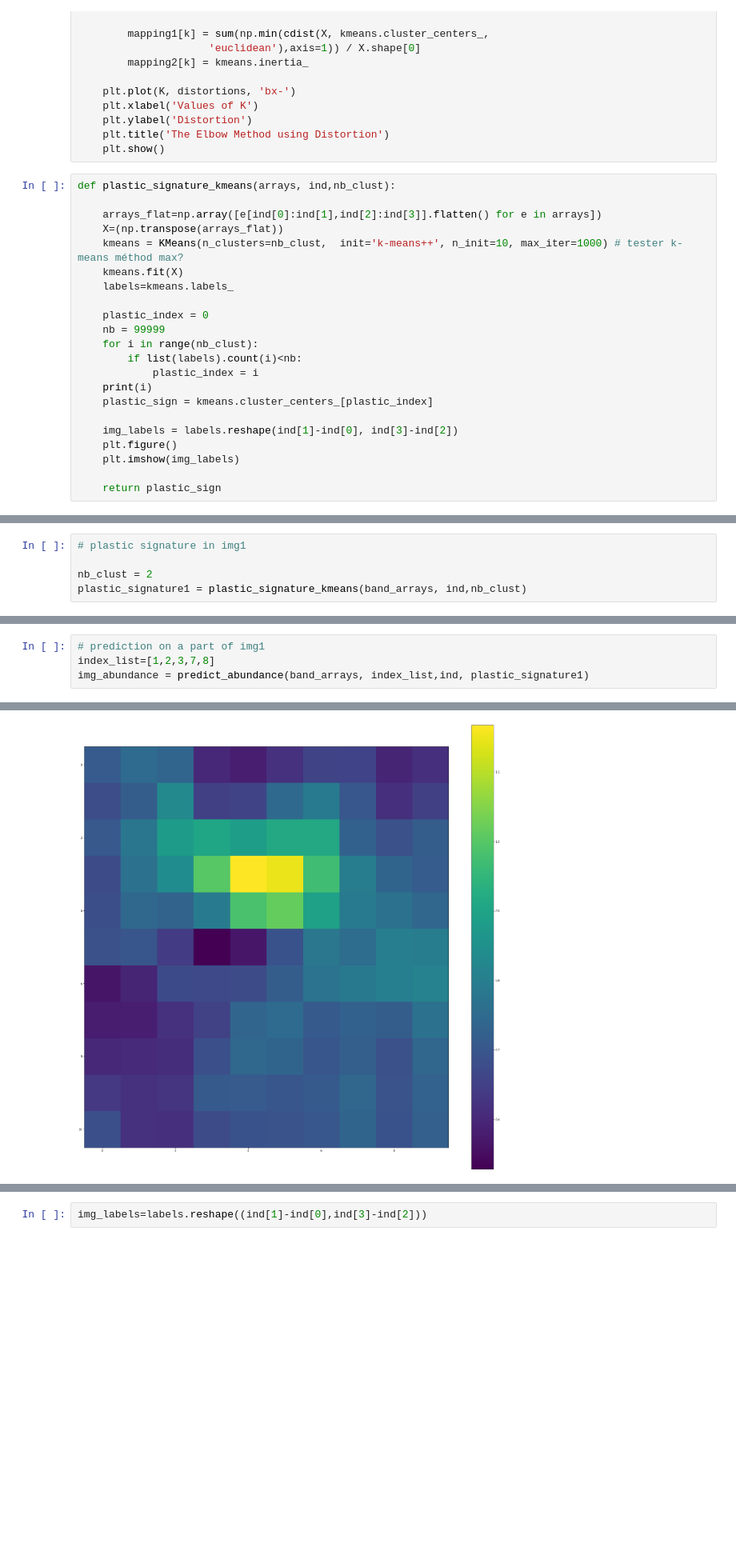
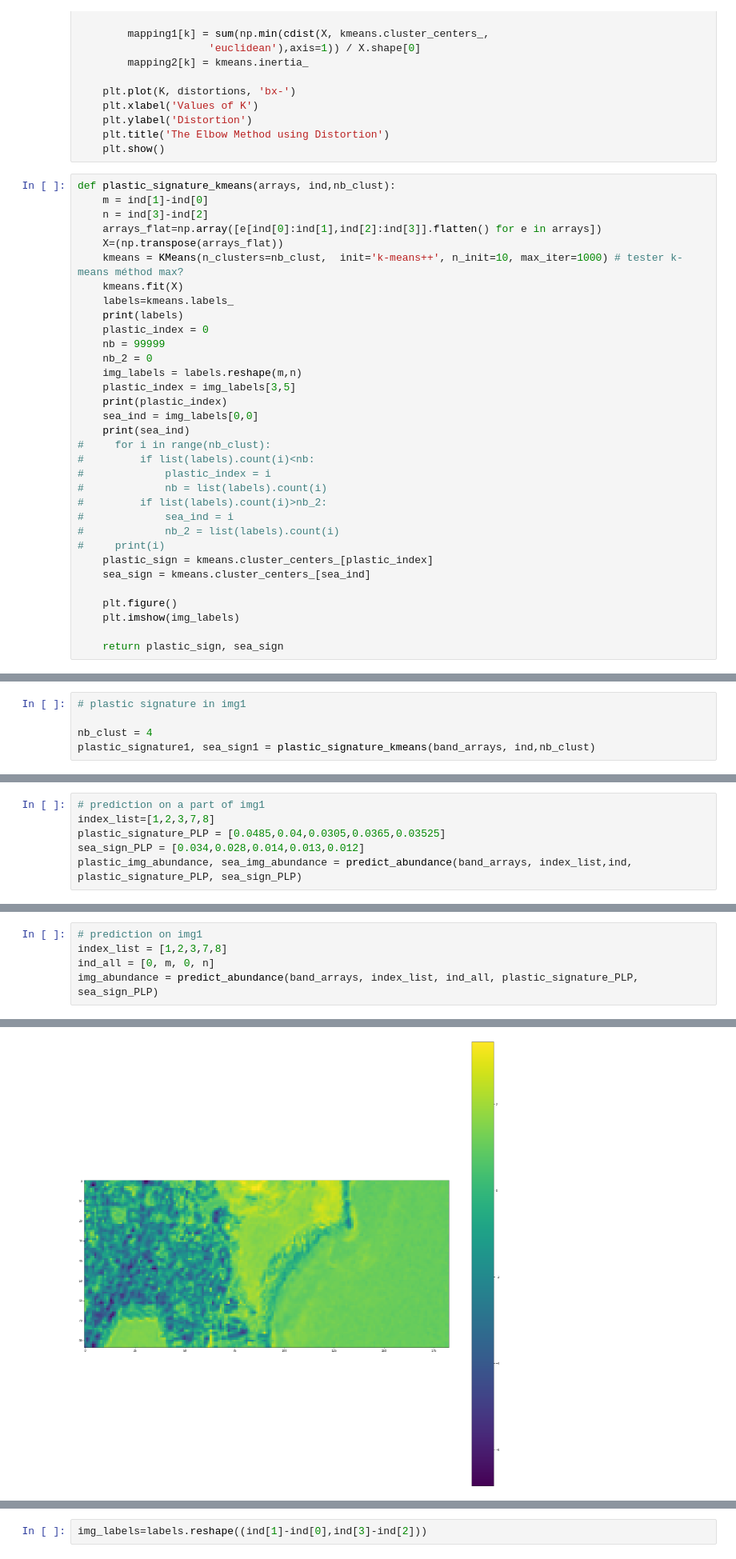
Before and after one commit to BasileR/plastic_detection_from_space, a Jupyter notebook: Detection_image_signature_spectrale_Alina.ipynb, the cells around one changed output, grey strips where cells are left out. Shown at 80% size. Cells and saved outputs as stored; diff of their text form; blank space fills up the shorter version.

```diff
--- a/Detection_image_signature_spectrale_Alina.ipynb
+++ b/Detection_image_signature_spectrale_Alina.ipynb
@@ -75,26 +75,37 @@ def k_means_elbow_meth(arrays, ind, clust_max):
     plt.show()
 # %%
 def plastic_signature_kmeans(arrays, ind,nb_clust):
-
+    m = ind[1]-ind[0]
+    n = ind[3]-ind[2]
     arrays_flat=np.array([e[ind[0]:ind[1],ind[2]:ind[3]].flatten() for e in arrays])
     X=(np.transpose(arrays_flat))
     kmeans = KMeans(n_clusters=nb_clust,  init='k-means++', n_init=10, max_iter=1000) # tester k-means méthod max?
     kmeans.fit(X)
     labels=kmeans.labels_
-
+    print(labels)
     plastic_index = 0
     nb = 99999
-    for i in range(nb_clust):
-        if list(labels).count(i)<nb:
-            plastic_index = i
-    print(i)
+    nb_2 = 0
+    img_labels = labels.reshape(m,n)
+    plastic_index = img_labels[3,5]
+    print(plastic_index)
+    sea_ind = img_labels[0,0]
+    print(sea_ind)
+#     for i in range(nb_clust):
+#         if list(labels).count(i)<nb:
+#             plastic_index = i
+#             nb = list(labels).count(i)
+#         if list(labels).count(i)>nb_2:
+#             sea_ind = i
+#             nb_2 = list(labels).count(i)
+#     print(i)
     plastic_sign = kmeans.cluster_centers_[plastic_index]
+    sea_sign = kmeans.cluster_centers_[sea_ind]
 
-    img_labels = labels.reshape(ind[1]-ind[0], ind[3]-ind[2])
     plt.figure()
     plt.imshow(img_labels)
 
-    return plastic_sign
+    return plastic_sign, sea_sign
 # %%
 # array of images
 ind = [39,50,120,130] # img[ind[0]:ind[1],ind[2]:ind[3]]
@@ -115,6 +126,6 @@ k_means_elbow_meth(band_arrays, ind, clust_max)
 # %%
 # plastic signature in img1
 
-nb_clust = 2
-plastic_signature1 = plastic_signature_kmeans(band_arrays, ind,nb_clust)
+nb_clust = 4
+plastic_signature1, sea_sign1 = plastic_signature_kmeans(band_arrays, ind,nb_clust)
 # %% [output]
@@ -157,0 +208,6 @@ def predict_abundance(arrays, index_list,ind, plastic_signature):
+# %%
+# prediction on a part of img1
+index_list=[1,2,3,7,8]
+plastic_signature_PLP = [0.0485,0.04,0.0305,0.0365,0.03525]
+sea_sign_PLP = [0.034,0.028,0.014,0.013,0.012]
+plastic_img_abundance, sea_img_abundance = predict_abundance(band_arrays, index_list,ind, plastic_signature_PLP, sea_sign_PLP)
@@ -158,5 +219,6 @@ def predict_abundance(arrays, index_list,ind, plastic_signature):
 # %%
-# prediction on a part of img1
-index_list=[1,2,3,7,8]
-img_abundance = predict_abundance(band_arrays, index_list,ind, plastic_signature1)
+# prediction on img1
+index_list = [1,2,3,7,8]
+ind_all = [0, m, 0, n]
+img_abundance = predict_abundance(band_arrays, index_list, ind_all, plastic_signature_PLP, sea_sign_PLP)
 # %% [output]
@@ -164 +226 @@ img_abundance = predict_abundance(band_arrays, index_list,ind, plastic_signature
-[figure, old version]
+[figure, new version]
```
Also changed, not shown: parts of 10 cells of this notebook.
